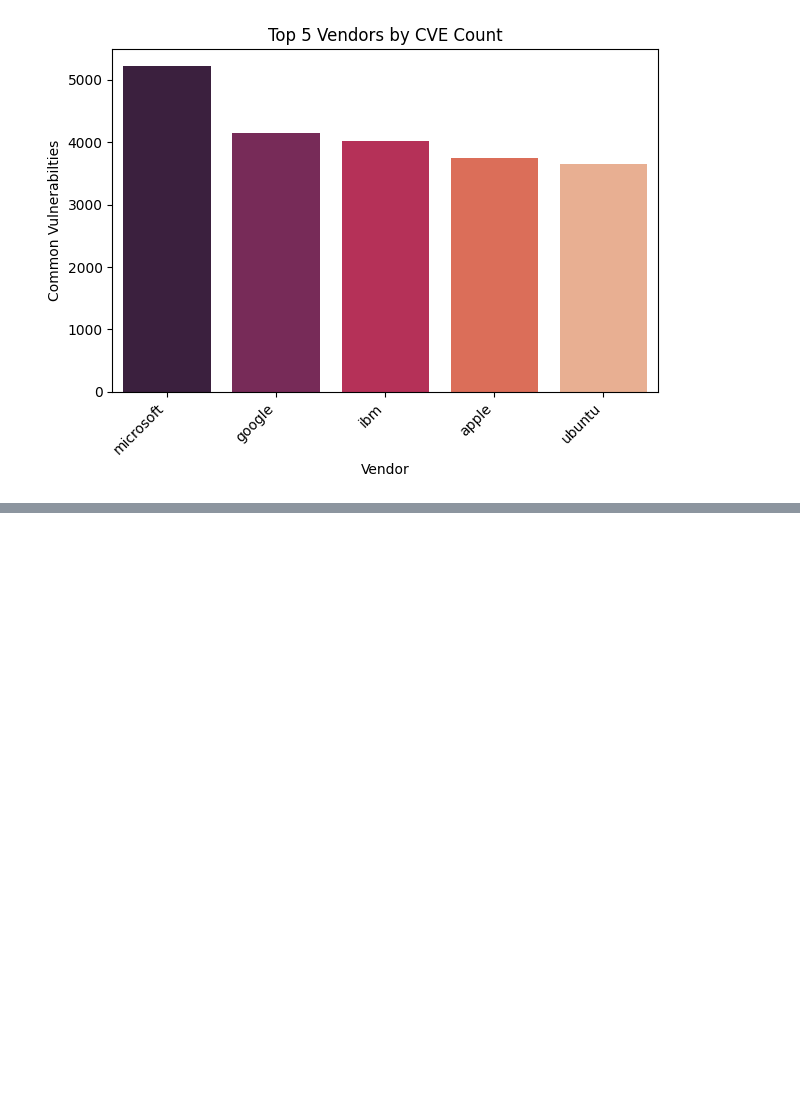
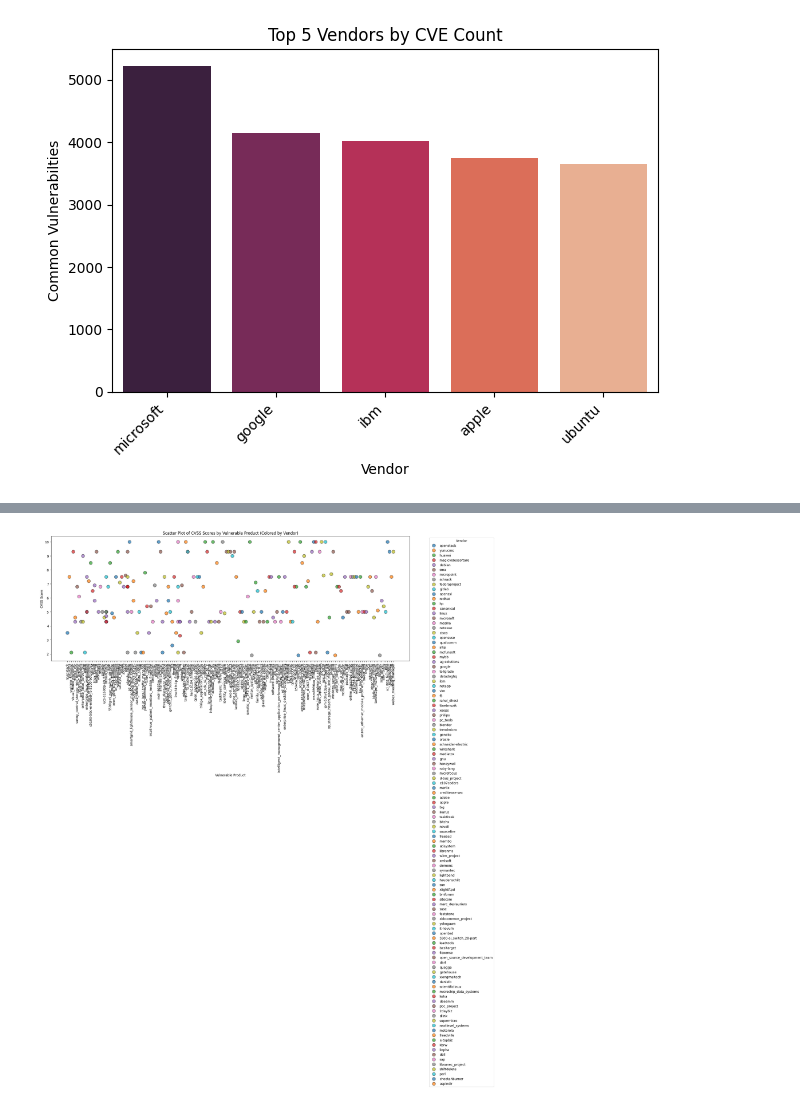
Before and after one commit to BubblyOrca/CVE_WMD, a Jupyter notebook: datasets/CVE (Common Vulnerabilities and Exposures)/CVE Excavation.ipynb, the cells around one changed output, grey strips where cells are left out. Cells and saved outputs as stored; diff of their text form; code cells hidden in the pictures; blank space fills up the shorter version.

```diff
--- a/datasets/CVE (Common Vulnerabilities and Exposures)/CVE Excavation.ipynb
+++ b/datasets/CVE (Common Vulnerabilities and Exposures)/CVE Excavation.ipynb
@@ -322,3 +324,7 @@ plt.tight_layout()
 plt.show()
 # %% [output]
 [figure]
+# %%
+merged_df1 = pd.merge(merged_df1, vendors, on='cve_id', how='inner')
+
+merged_df1.head()
@@ -324,0 +338,24 @@ plt.show()
+# %%
+sample = merged_df1[['product', 'cvss', 'vendor']].dropna().sample(n=200, random_state=42)
+
+plt.figure(figsize=(20, 7))
+sns.scatterplot(
+    data=sample,
+    x='product',
+    y='cvss',
+    hue='vendor',
+    palette='tab10',
+    s=100,
+    edgecolor='k',
+    alpha=0.7
+)
+
+plt.title('Scatter Plot of CVSS Scores by Vulnerable Product (Colored by Vendor)')
+plt.xlabel('Vulnerable Product')
+plt.ylabel('CVSS Score')
+plt.xticks(rotation=90)
+plt.legend(bbox_to_anchor=(1.05, 1), loc='upper left', title='Vendor')
+plt.tight_layout()
+plt.show()
+# %% [output]
+[figure, added]
```
Also changed, not shown: parts of 4 cells of this notebook.
